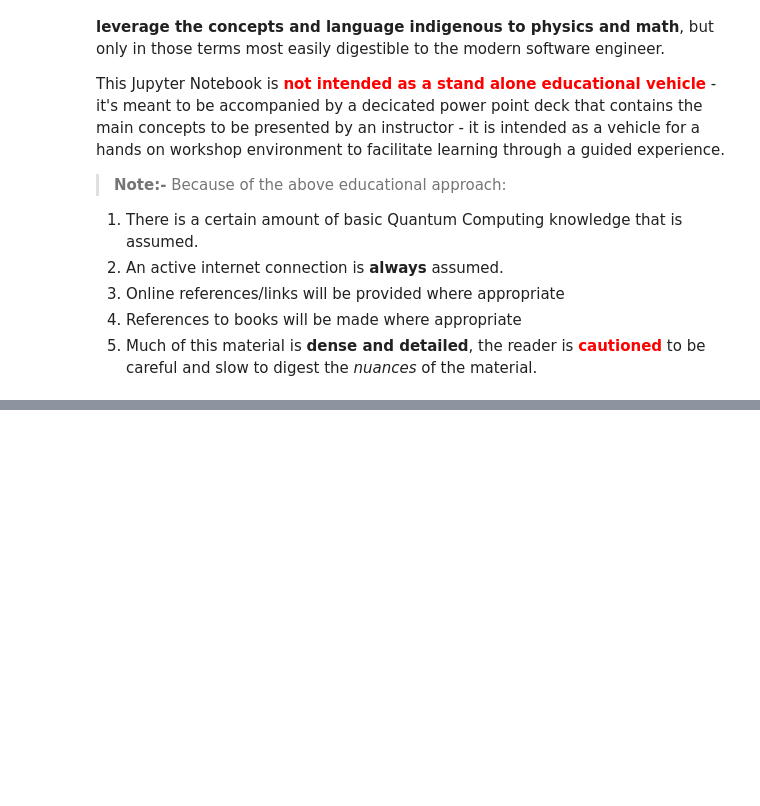
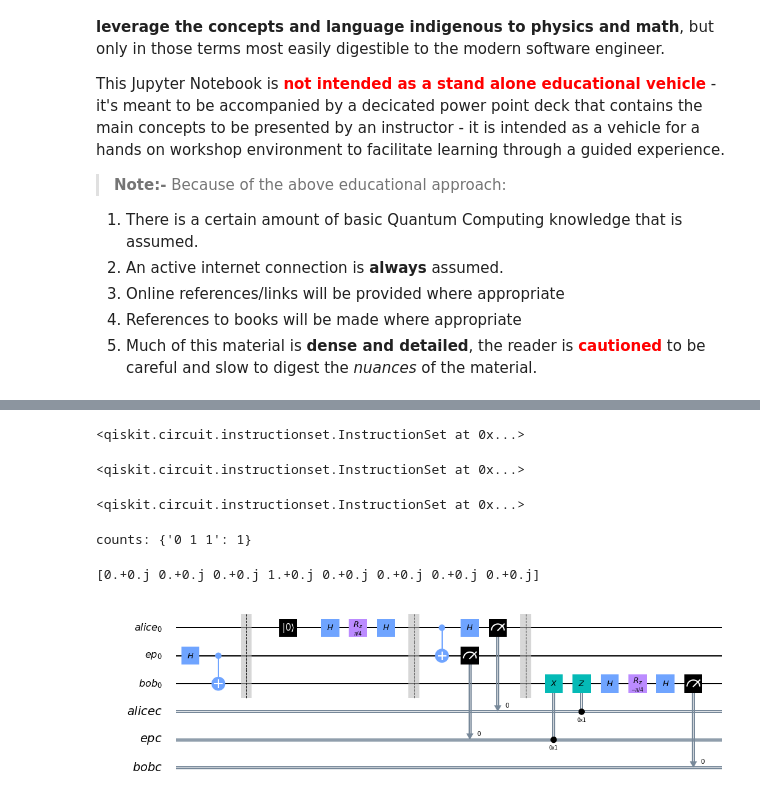
Before and after one commit to profversaggi/QuantumEducation, a Jupyter notebook: QC_WorkShop/QC Concepts .ipynb, the cells around one changed output, grey strips where cells are left out. Drawn from its saved outputs; the diff is of its cells as text; code cells hidden in the pictures; blank space fills up the shorter version.

```diff
--- a/QC_WorkShop/QC Concepts .ipynb
+++ b/QC_WorkShop/QC Concepts .ipynb
@@ -38,2 +387,43 @@ A fundamental idea in quantum computing is to control the probability a system o
+# %%
+# send
+qc.cx(alice, ep)
+qc.h(alice)
+qc.measure(alice, alice_c)
+qc.measure(ep, ep_c)
+qc.barrier()
+# %% [output]
+<qiskit.circuit.instructionset.InstructionSet at 0x...>
+# %%
+# receive
+qc.x(bob).c_if(ep_c, 1)
+qc.z(bob).c_if(alice_c, 1)
+# %% [output]
+<qiskit.circuit.instructionset.InstructionSet at 0x...>
+# %%
+# verify
+qc.h(bob)
+qc.rz(math.radians(-45), bob)
+qc.h(bob)
+qc.measure(bob, bob_c)
+# %% [output]
+<qiskit.circuit.instructionset.InstructionSet at 0x...>
+# %%
+## That's the program. Everything below runs and draws it.
+
+backend = BasicAer.get_backend('statevector_simulator')
+job = execute(qc, backend)
+result = job.result()
+# %%
+counts = result.get_counts(qc)
+print('counts:',counts)
+# %% [output]
+counts: {'0 1 1': 1}
+# %%
+outputstate = result.get_statevector(qc, decimals=3)
+print(outputstate)
+qc.draw(output='mpl')        # draw the circuit
+# %% [output]
+[0.+0.j 0.+0.j 0.+0.j 1.+0.j 0.+0.j 0.+0.j 0.+0.j 0.+0.j]
+[figure, added]
 # %% [markdown]
 ![the-end](img/the-end.png "the-end")
```
Also changed, not shown: parts of 41 cells of this notebook, 11 other files.
